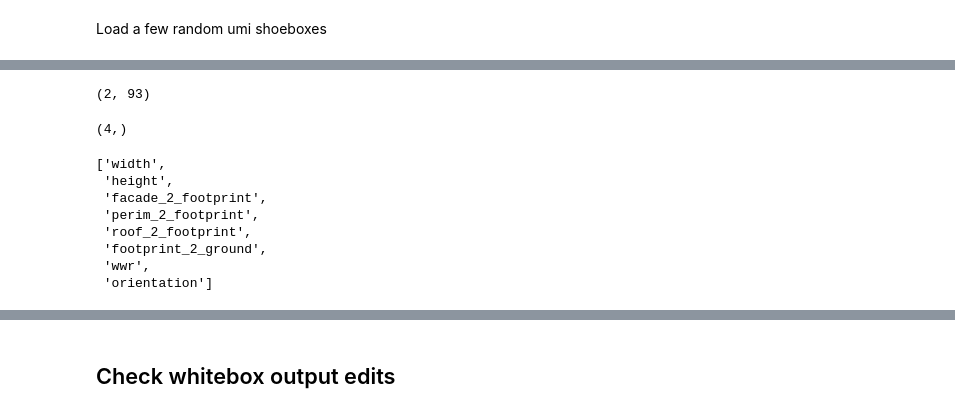
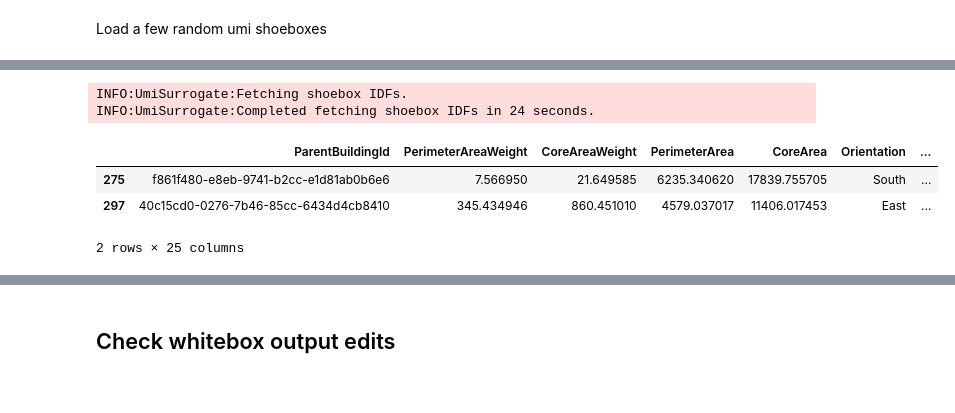
Before and after one commit to szvsw/ml-for-building-energy-modeling, a Jupyter notebook: ml-for-bem/shoebox_tester.ipynb, the cells around one changed output, grey strips where cells are left out. Drawn from its saved outputs; the diff is of its cells as text; code cells hidden in the pictures.

```diff
--- a/ml-for-bem/shoebox_tester.ipynb
+++ b/ml-for-bem/shoebox_tester.ipynb
@@ -131,30 +134,19 @@ INFO:UmiSurrogate:Hourly output already calculated and saved under d:\Users\zoel
 | 3 | 45528662-89aa-7b48-8da3-1153c0ecbd22 | 27.396955 | 36.574237 | 1255.630962 | 1676.23538 | North | ... |
 | 4 | 45528662-89aa-7b48-8da3-1153c0ecbd22 | 344.588024 | 460.016242 | 1255.630962 | 1676.23538 | South | ... |
 5 rows × 25 columns
+# %%
+shoeboxes = umi._fetch_shoeboxcollection()
+# %% [output]
+INFO:UmiSurrogate:Fetching shoebox IDFs.
+INFO:UmiSurrogate:Completed fetching shoebox IDFs in 24 seconds.
 # %%
 # randomly select n samples
 n = 2
-indices = np.random.randint(0, high=umi.shoeboxdf.shape[0])
-test_sbs = umi.shoeboxdf.iloc[indices:indices+n-1]
-storage_b = schema.generate_empty_storage_batch(n)
-storage_b.shape
+indices = np.random.randint(0, high=umi.shoeboxdf.shape[0], size=[2])
+test_sbs = umi.shoeboxdf.iloc[indices]
+test_sbs
 # %% [output]
+|  | ParentBuildingId | PerimeterAreaWeight | CoreAreaWeight | PerimeterArea | CoreArea | Orientation | ... |
+| 275 | f861f480-e8eb-9741-b2cc-e1d81ab0b6e6 | 7.566950 | 21.649585 | 6235.340620 | 17839.755705 | South | ... |
+| 297 | 40c15cd0-0276-7b46-85cc-6434d4cb8410 | 345.434946 | 860.451010 | 4579.037017 | 11406.017453 | East | ... |
-(2, 93)
+2 rows × 25 columns
-# %%
-schema.parameters[schema.parameter_names.index('orientation')].shape_ml
-# %% [output]
-(4,)
-# %%
-[p.name for p in schema.parameters
-    if p.in_ml and
-    isinstance(p, (ShoeboxGeometryParameter, ShoeboxOrientationParameter))
-    ]
-# %% [output]
-['width',
- 'height',
- 'facade_2_footprint',
- 'perim_2_footprint',
- 'roof_2_footprint',
- 'footprint_2_ground',
- 'wwr',
- 'orientation']
```
Also changed, not shown: parts of 13 cells of this notebook, 7 other files.
